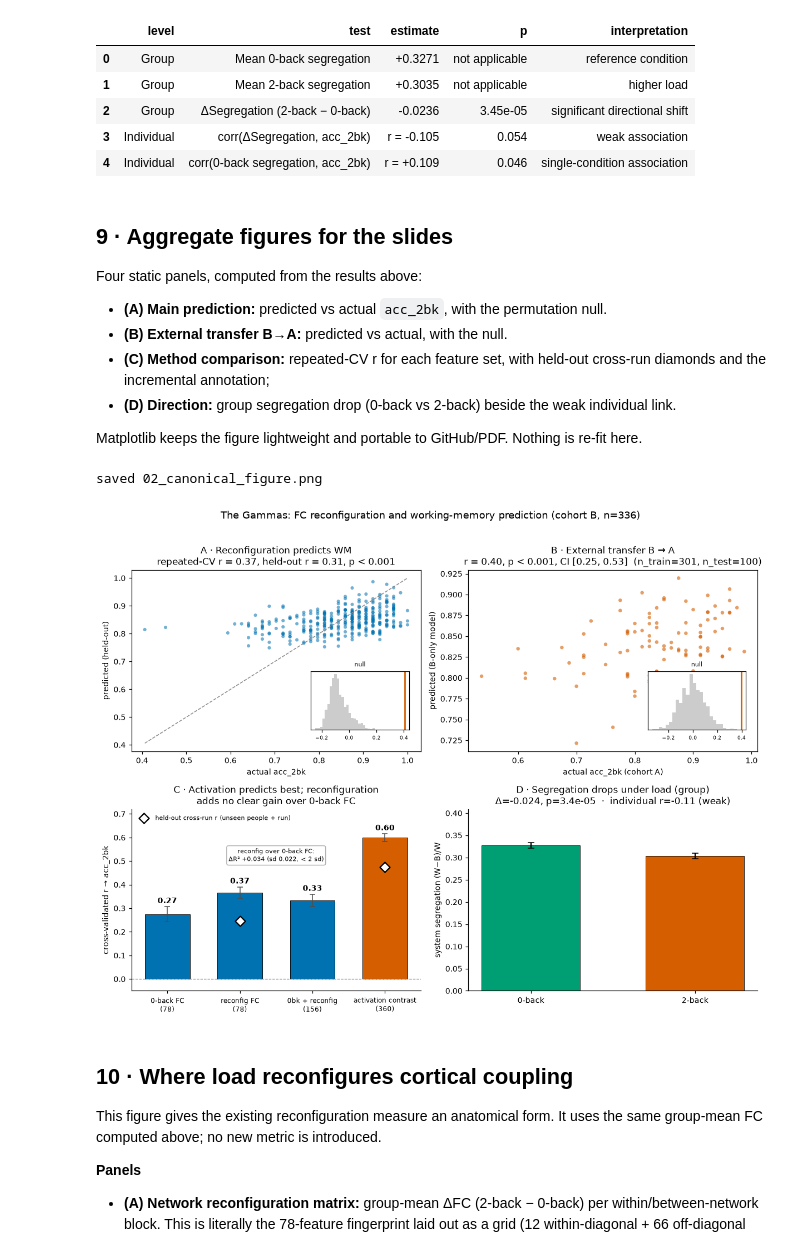
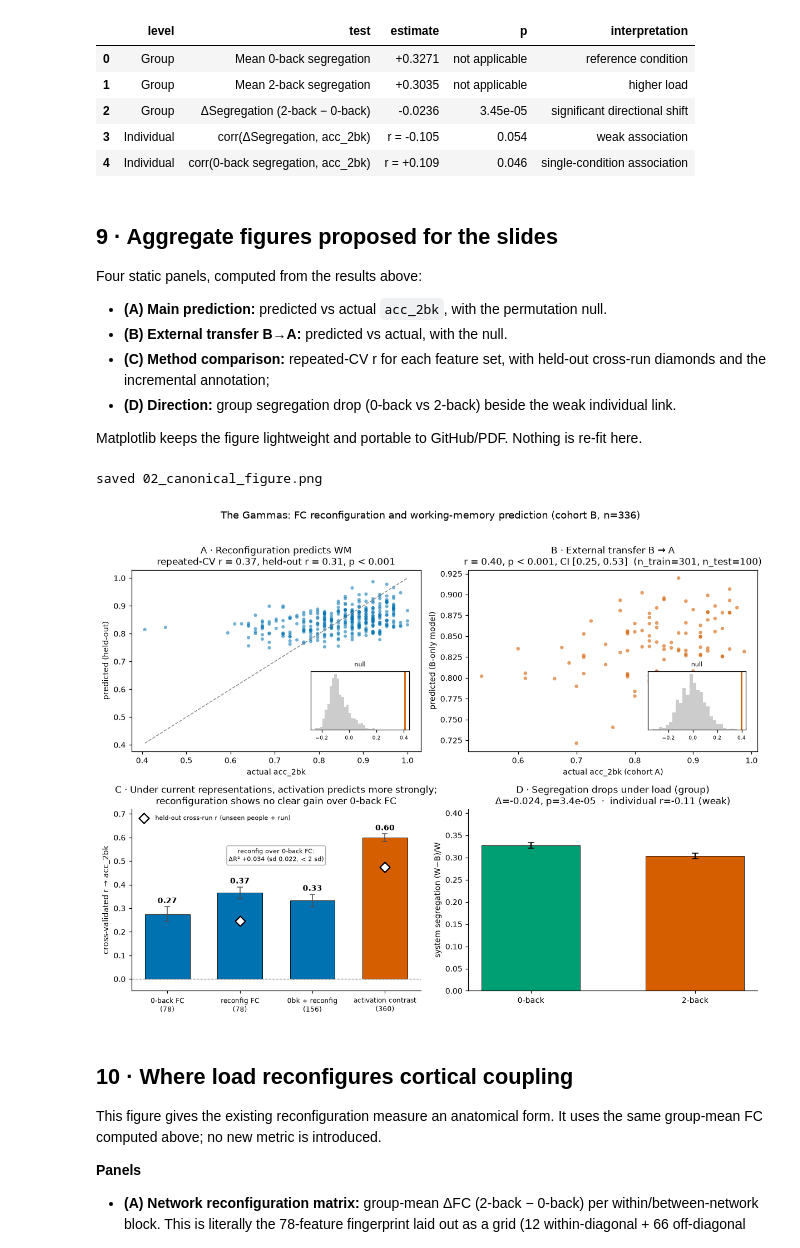
Before and after one commit to The-Gammas/The-Gammas, a Jupyter notebook: pipeline/02_canonical_analysis_and_slides.ipynb, the cells around one changed output. Saved outputs shown, nothing was run; the diff lists cells and outputs as text; code cells hidden in the pictures.

Commit message:
docs(notebooks): clarify proposed activation framing

```diff
--- a/pipeline/02_canonical_analysis_and_slides.ipynb
+++ b/pipeline/02_canonical_analysis_and_slides.ipynb
@@ -729,7 +760,7 @@ segregation_summary
 | 3 | Individual | corr(ΔSegregation, acc_2bk) | r = -0.105 | 0.054 | weak association |
 | 4 | Individual | corr(0-back segregation, acc_2bk) | r = +0.109 | 0.046 | single-condition association |
 # %% [markdown]
-## 9 · Aggregate figures for the slides
+## 9 · Aggregate figures proposed for the slides
 
 Four static panels, computed from the results above:
 
@@ -785,35 +816,36 @@ held = {1: xr_recon, 3: xr_act}
 axC.scatter(list(held), [held[i] for i in held], marker="D", s=70, color="white",
             edgecolor="black", lw=1.5, zorder=5, label="held-out cross-run r (unseen people + run)")
 axC.axhline(0, color="0.5", lw=0.8, ls="--")
 axC.text(1.5, 0.50, f"reconfig over 0-back FC:\nΔR² {d_recon:+.3f} (sd {s_recon:.3f}, < 2 sd)",
          ha="center", fontsize=7.5, bbox=dict(boxstyle="round,pad=0.3", fc="white", ec="0.7"))
 axC.set_xticks(xpos); axC.set_xticklabels([n.replace(" (", "\n(") for n in names], fontsize=8)
 axC.set(ylabel="cross-validated r → acc_2bk", ylim=(-0.05, 0.72),
-        title="C · Activation predicts best; reconfiguration\nadds no clear gain over 0-back FC")
+        title="C · Under current representations, activation predicts more strongly;\n"
+              "reconfiguration shows no clear gain over 0-back FC")
 axC.legend(loc="upper left", fontsize=7.5, frameon=False)
 axC.spines[["top", "right"]].set_visible(False)
 
 # (D) segregation: group drop + individual link
 axD.bar([0, 1], [seg0.mean(), seg2.mean()],
         yerr=[seg0.std()/np.sqrt(len(seg0)), seg2.std()/np.sqrt(len(seg2))],
         capsize=4, color=[OKA_GREEN, OKA_ORANGE], edgecolor="black", lw=0.6, width=0.6)
 axD.set_xticks([0, 1]); axD.set_xticklabels(["0-back", "2-back"])
 axD.set(ylabel="system segregation (W−B)/W",
         title=f"D · Segregation drops under load (group)\nΔ={dseg.mean():.3f}, p={p_seg:.1e}  ·  "
               f"individual r={r_dseg:.2f} (weak)")
 axD.set_ylim(0, max(seg0.mean(), seg2.mean()) * 1.25)
 axD.spines[["top", "right"]].set_visible(False)
 
 fig.suptitle("The Gammas: FC reconfiguration and working-memory prediction (cohort B, n=336)",
              fontsize=12, y=0.995)
 fig.tight_layout(rect=[0, 0, 1, 0.98])
 FIG_PATH = "02_canonical_figure.png"
 fig.savefig(FIG_PATH, dpi=150, bbox_inches="tight")
 print("saved", FIG_PATH)
 # figure auto-renders inline as display_data at cell end (inline-backend behaviour)
 # %% [output]
 saved 02_canonical_figure.png
-[figure, old version]
+[figure, new version]
 # %% [markdown]
 ## 10 · Where load reconfigures cortical coupling
 
```
Also changed, not shown: parts of 8 cells of this notebook, 1 other file.
